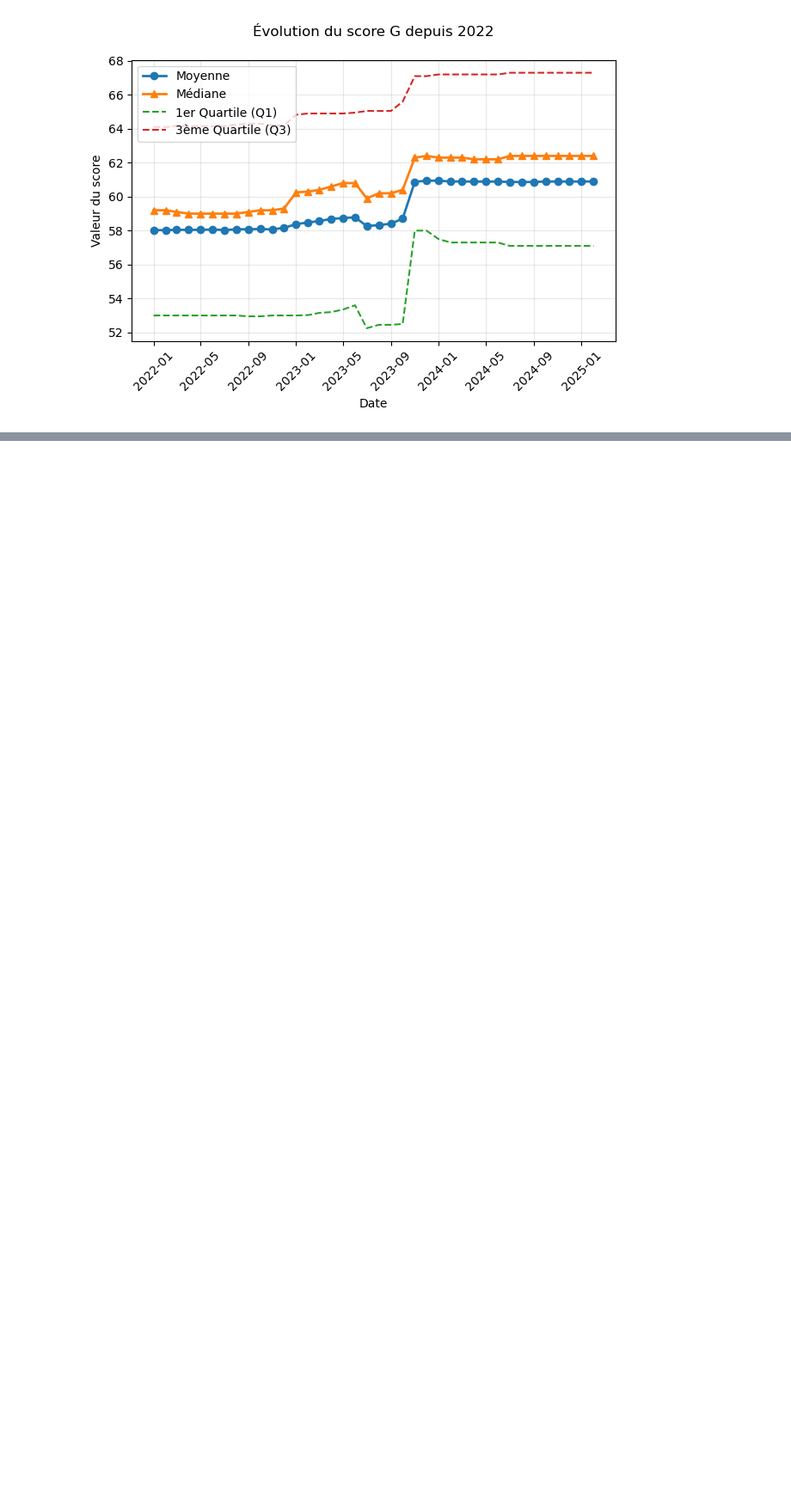
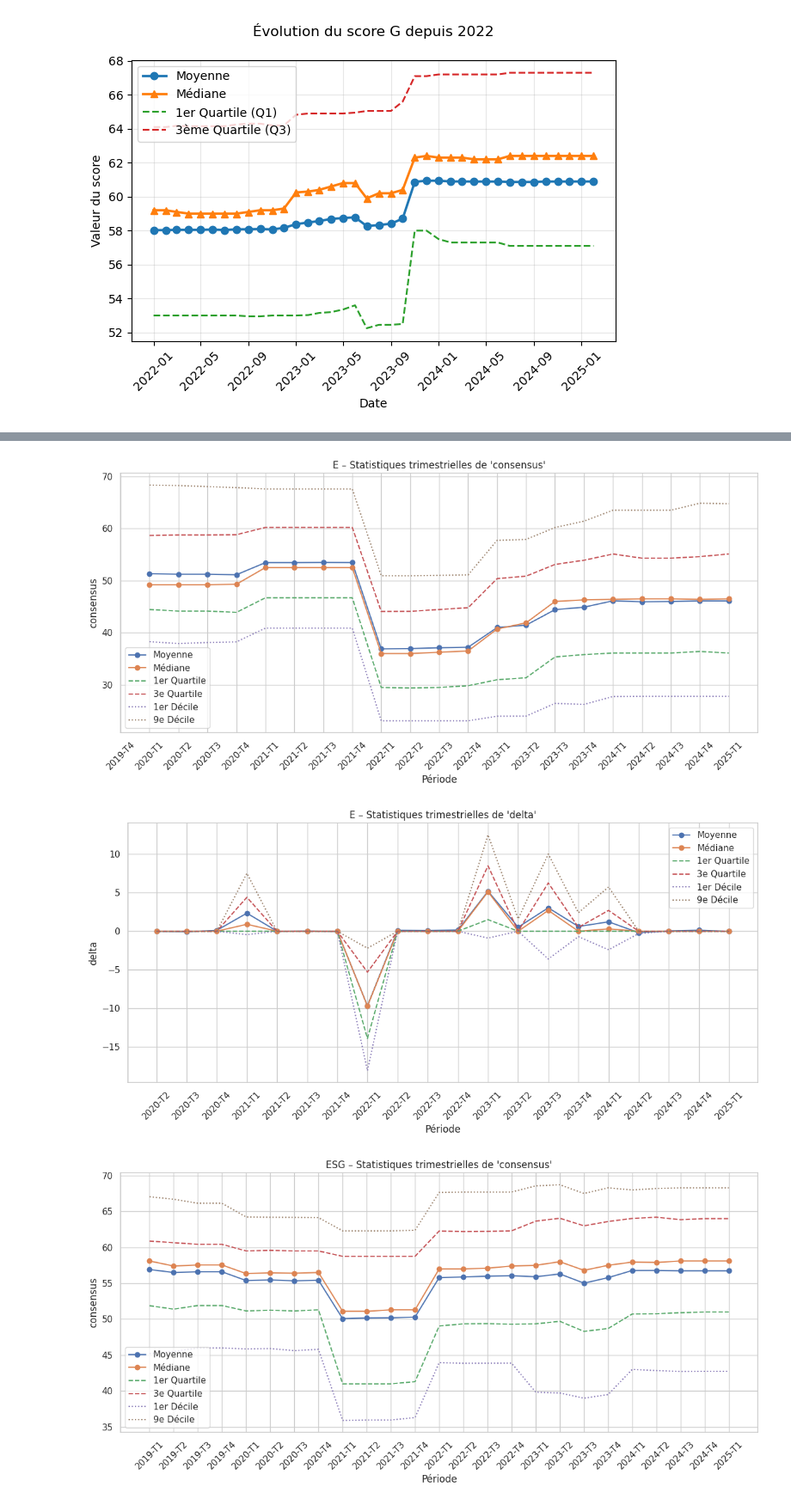
Before and after one commit to VictorienMarette/Statapp_Valuco, a Jupyter notebook: Graphique stat.ipynb, the cells around one changed output, grey strips where cells are left out. Shown at 86% size. Drawn from its saved outputs; the diff is of its cells as text; code cells hidden in the pictures; blank space fills up the shorter version.

Commit message:
Fichiers avec trimestre et différence créé + graphique trimestriel fait

```diff
--- a/Graphique stat.ipynb
+++ b/Graphique stat.ipynb
@@ -74,0 +126,53 @@ ImportError: Missing optional dependency 'openpyxl'.  Use pip or conda to instal
+# %%
+df = pd.read_csv("/home/onyxia/work/Statapp_Valuco/feuilles_separees/Valueco_avec_delta.csv")
+
+# Créer la colonne période
+df["periode"] = df["annee"].astype(str) + "-T" + df["trimestre"].astype(str)
+
+# S'assurer que les périodes sont dans le bon ordre
+periode_order = sorted(df["periode"].unique(), key=lambda x: (int(x.split("-")[0]), int(x.split("-T")[1])))
+
+# Configuration du style graphique
+sns.set(style="whitegrid")
+plt.rcParams["figure.figsize"] = (12, 6)
+
+# Liste des types de score
+score_kinds = df["score_kind"].unique()
+
+# Pour chaque score_kind, tracer les stats pour score et delta
+for kind in score_kinds:
+    for var in ["consensus", "delta"]:
+        # Sous-ensemble des données pour ce type
+        df_sub = df[df["score_kind"] == kind]
+
+        # Calcul des statistiques par période
+        stats = df_sub.groupby("periode")[var].agg([
+            ("moyenne", "mean"),
+            ("mediane", "median"),
+            ("Q1", lambda x: x.quantile(0.25)),
+            ("Q3", lambda x: x.quantile(0.75)),
+            ("D1", lambda x: x.quantile(0.10)),
+            ("D9", lambda x: x.quantile(0.90))
+        ]).reindex(periode_order)
+
+        # Tracé
+        plt.figure()
+        plt.plot(stats.index, stats["moyenne"], label="Moyenne", marker='o')
+        plt.plot(stats.index, stats["mediane"], label="Médiane", marker='o')
+        plt.plot(stats.index, stats["Q1"], label="1er Quartile", linestyle="--")
+        plt.plot(stats.index, stats["Q3"], label="3e Quartile", linestyle="--")
+        plt.plot(stats.index, stats["D1"], label="1er Décile", linestyle=":")
+        plt.plot(stats.index, stats["D9"], label="9e Décile", linestyle=":")
+
+        plt.title(f"{kind} – Statistiques trimestrielles de '{var}'")
+        plt.xlabel("Période")
+        plt.ylabel(var)
+        plt.xticks(rotation=45)
+        plt.legend()
+        plt.tight_layout()
+        plt.savefig(f"{kind}_{var}_stats.png")  # Sauvegarde optionnelle
+        plt.show()
+# %% [output]
+[figure, added]
+[figure, added]
+[figure, added]
```
Also changed, not shown: parts of 5 cells of this notebook, 23 other files.
